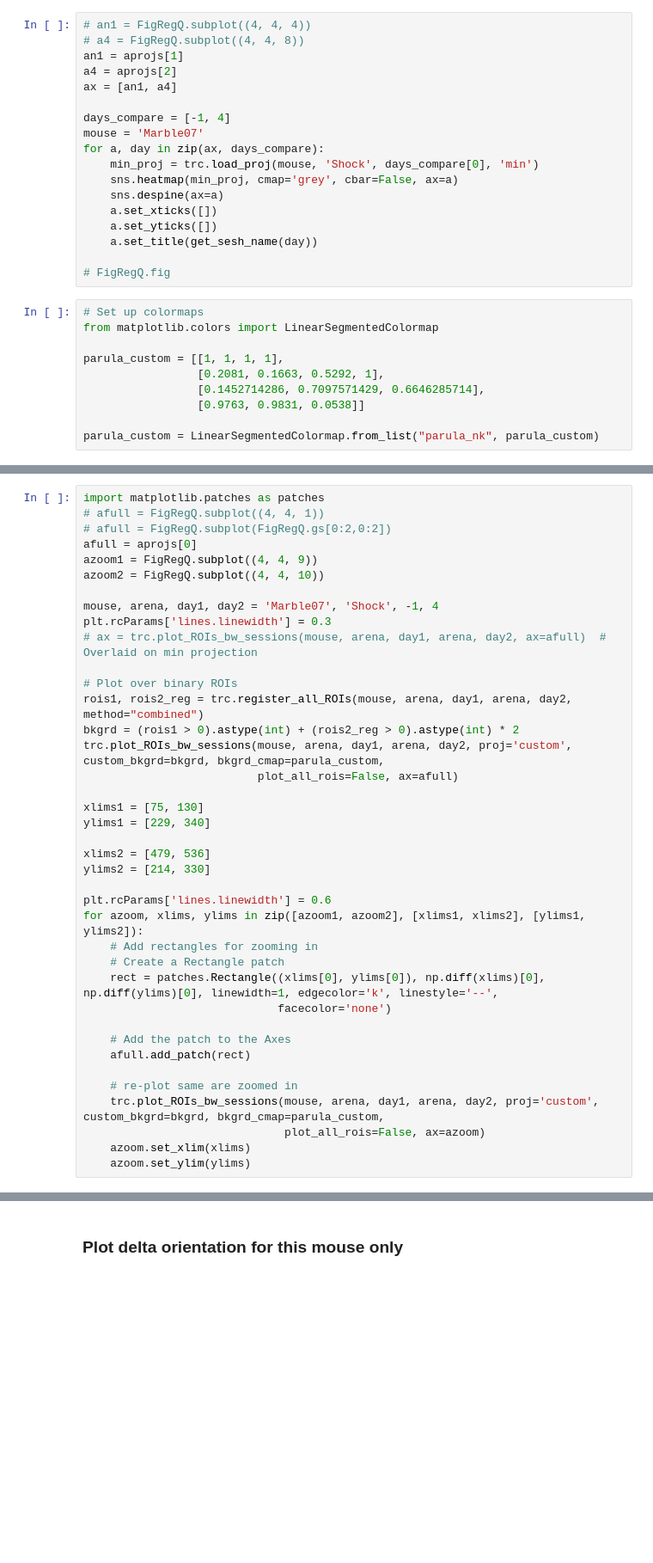
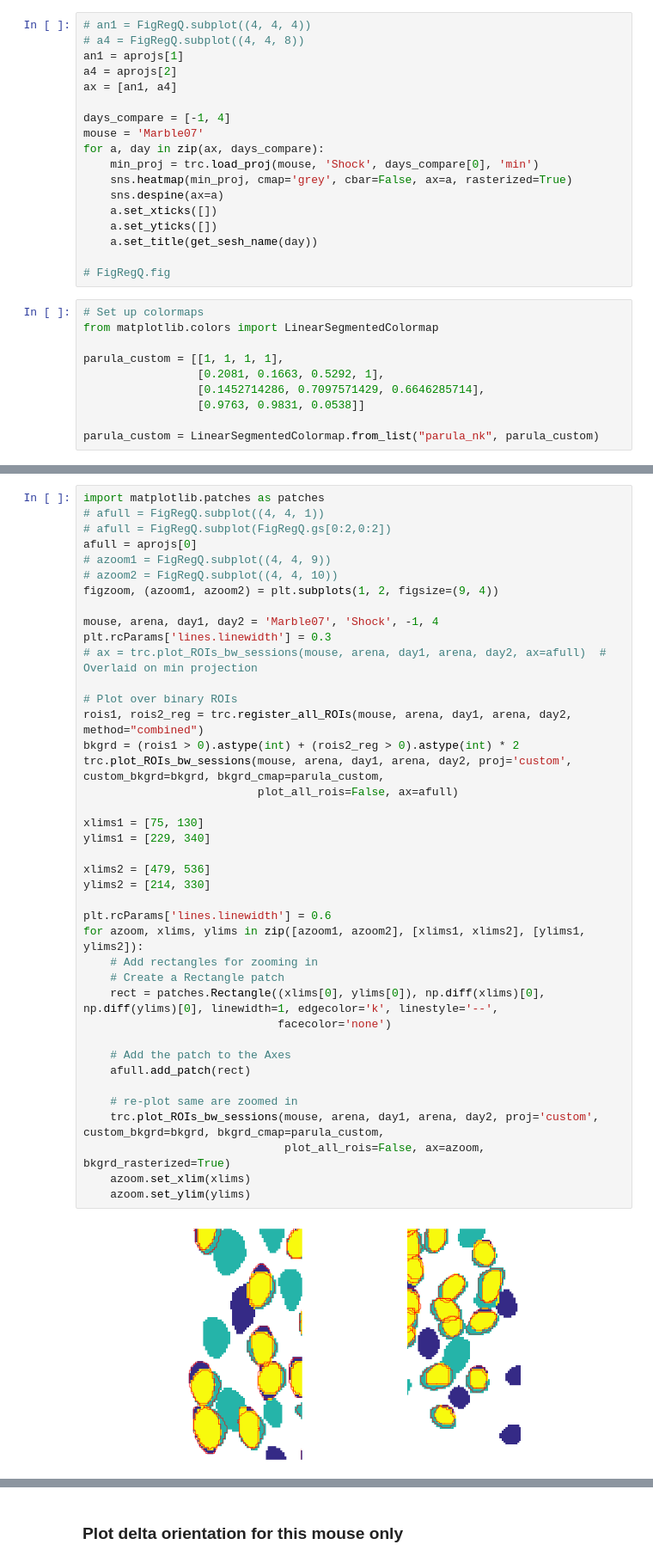
Before and after one commit to nkinsky/Eraser, a Jupyter notebook: Notebooks/Fig_Reg_Quality.ipynb, the cells around one changed output, grey strips where cells are left out. Shown at 86% size. Cells and saved outputs as stored; diff of their text form; blank space fills up the shorter version.

```diff
--- a/Notebooks/Fig_Reg_Quality.ipynb
+++ b/Notebooks/Fig_Reg_Quality.ipynb
@@ -81,7 +87,7 @@ days_compare = [-1, 4]
 mouse = 'Marble07'
 for a, day in zip(ax, days_compare):
     min_proj = trc.load_proj(mouse, 'Shock', days_compare[0], 'min')
-    sns.heatmap(min_proj, cmap='grey', cbar=False, ax=a)
+    sns.heatmap(min_proj, cmap='grey', cbar=False, ax=a, rasterized=True)
     sns.despine(ax=a)
     a.set_xticks([])
     a.set_yticks([])
@@ -103,37 +114,40 @@ import matplotlib.patches as patches
 # afull = FigRegQ.subplot((4, 4, 1))
 # afull = FigRegQ.subplot(FigRegQ.gs[0:2,0:2])
 afull = aprojs[0]
-azoom1 = FigRegQ.subplot((4, 4, 9))
-azoom2 = FigRegQ.subplot((4, 4, 10))
+# azoom1 = FigRegQ.subplot((4, 4, 9))
+# azoom2 = FigRegQ.subplot((4, 4, 10))
+figzoom, (azoom1, azoom2) = plt.subplots(1, 2, figsize=(9, 4))
 
 mouse, arena, day1, day2 = 'Marble07', 'Shock', -1, 4
 plt.rcParams['lines.linewidth'] = 0.3
 # ax = trc.plot_ROIs_bw_sessions(mouse, arena, day1, arena, day2, ax=afull)  # Overlaid on min projection
 
 # Plot over binary ROIs
 rois1, rois2_reg = trc.register_all_ROIs(mouse, arena, day1, arena, day2, method="combined")
 bkgrd = (rois1 > 0).astype(int) + (rois2_reg > 0).astype(int) * 2
 trc.plot_ROIs_bw_sessions(mouse, arena, day1, arena, day2, proj='custom', custom_bkgrd=bkgrd, bkgrd_cmap=parula_custom,
                           plot_all_rois=False, ax=afull)
 
 xlims1 = [75, 130]
 ylims1 = [229, 340]
 
 xlims2 = [479, 536]
 ylims2 = [214, 330]
 
 plt.rcParams['lines.linewidth'] = 0.6
 for azoom, xlims, ylims in zip([azoom1, azoom2], [xlims1, xlims2], [ylims1, ylims2]):
     # Add rectangles for zooming in
     # Create a Rectangle patch
     rect = patches.Rectangle((xlims[0], ylims[0]), np.diff(xlims)[0], np.diff(ylims)[0], linewidth=1, edgecolor='k', linestyle='--',
                              facecolor='none')
 
     # Add the patch to the Axes
     afull.add_patch(rect)
 
     # re-plot same are zoomed in
     trc.plot_ROIs_bw_sessions(mouse, arena, day1, arena, day2, proj='custom', custom_bkgrd=bkgrd, bkgrd_cmap=parula_custom,
-                              plot_all_rois=False, ax=azoom)
+                              plot_all_rois=False, ax=azoom, bkgrd_rasterized=True)
     azoom.set_xlim(xlims)
     azoom.set_ylim(ylims)
+# %% [output]
+[figure, added]
```
Also changed, not shown: parts of 6 cells of this notebook.
